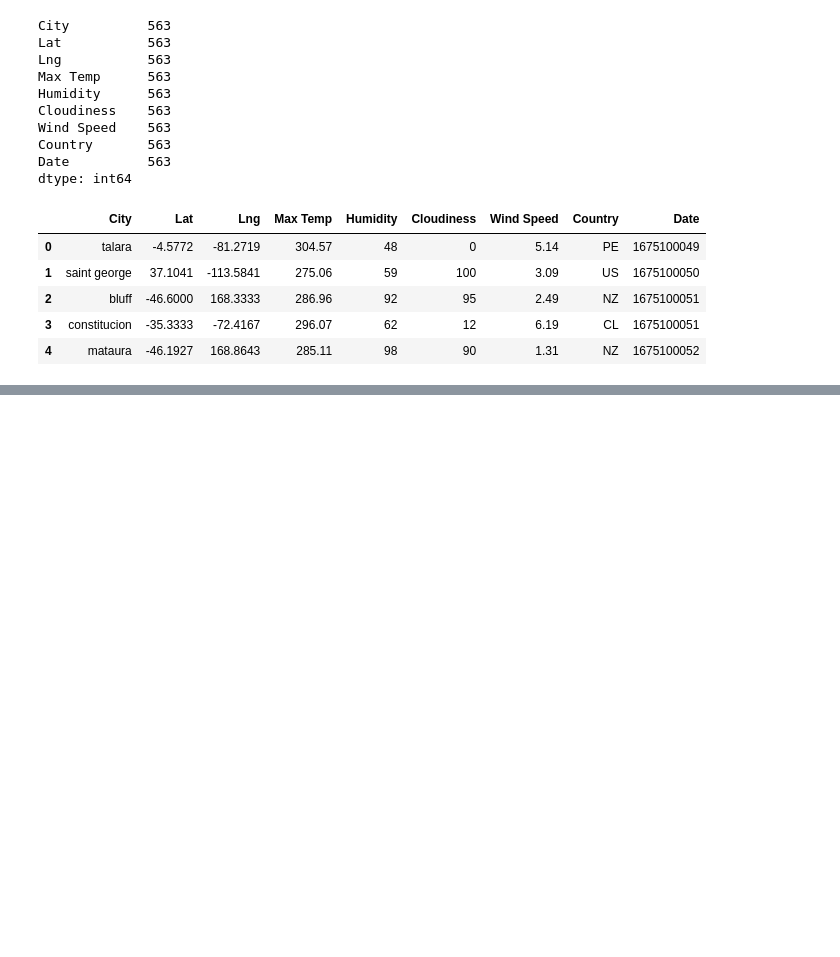
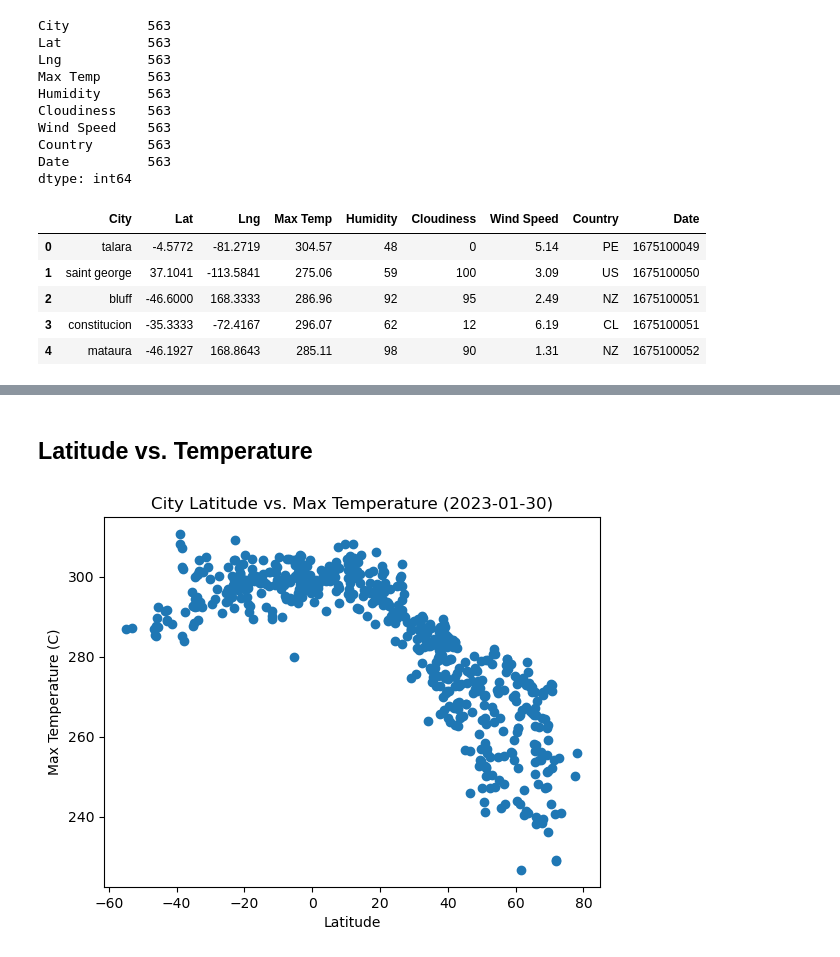
Before and after one commit to mradovic10/python-api-challenge, a Jupyter notebook: WeatherPy/WeatherPy.ipynb, the cells around one changed output, grey strips where cells are left out. Saved outputs shown, nothing was run; the diff lists cells and outputs as text; code cells hidden in the pictures; blank space fills up the shorter version.

Commit message:
Requirement 1 completed. Four png files added to 'output_data' folder.

```diff
--- a/WeatherPy/WeatherPy.ipynb
+++ b/WeatherPy/WeatherPy.ipynb
@@ -157,3 +157,9 @@ city_data_df.head()
 # %%
 # Export the City_Data into a csv.
 city_data_df.to_csv("output_data/cities.csv", index_label = "City_ID")
+# %%
+# Read saved data.
+city_data_df = pd.read_csv("output_data/cities.csv", index_col="City_ID")
+
+# Display sample data.
+city_data_df.head()
@@ -159,0 +174,18 @@ city_data_df.to_csv("output_data/cities.csv", index_label = "City_ID")
+# %% [markdown]
+## Latitude vs. Temperature
+# %%
+# Build scatter plot for latitude vs. temperature.
+plt.scatter(city_data_df["Lat"], city_data_df["Max Temp"])
+
+# Incorporate the other graph properties.
+plt.xlabel("Latitude")
+plt.ylabel("Max Temperature (C)")
+plt.title("City Latitude vs. Max Temperature (2023-01-30)")
+
+# Save the figure.
+plt.savefig("output_data/Fig1.png")
+
+# Show plot.
+plt.show()
+# %% [output]
+[figure, added]
```
Also changed, not shown: parts of 7 cells of this notebook, 4 other files.
